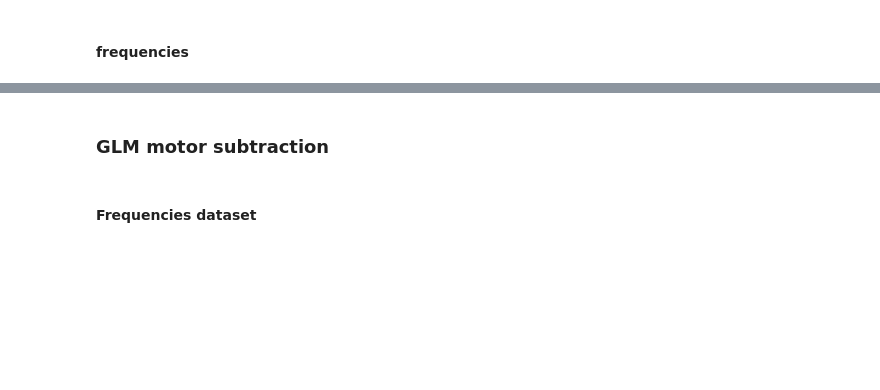
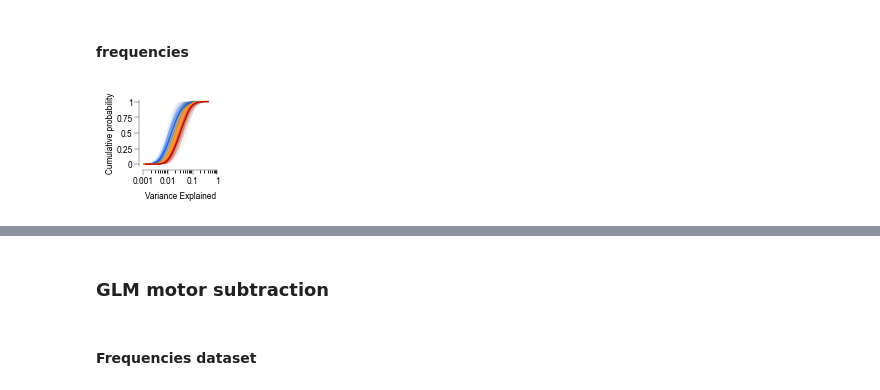
Before and after one commit to Iacaruso-lab/AC-VC-paper, a Jupyter notebook: makePaperFigures_main.ipynb, the cells around one changed output, grey strips where cells are left out. Cells and saved outputs as stored; diff of their text form; code cells hidden in the pictures; blank space fills up the shorter version.

```diff
--- a/makePaperFigures_main.ipynb
+++ b/makePaperFigures_main.ipynb
@@ -577,11 +579,13 @@ plotPropSig_GLM(sig_GLM,ops,dataset)
 # %% [markdown]
 #### frequencies
 # %%
-df = pd.read_csv(os.path.join(ops['dataPath'],'frequencies_dataset', 'df_freq_peak_axons.csv')) #dataframe with info for each roi
+df = pd.read_csv(os.path.join(ops['dataPath'],'frequencies_dataset', 'df_freq_peak_boutons.csv')) #dataframe with info for each roi
 paths0 = np.load(os.path.join(ops['dataPath'],'frequencies_dataset', 'animalPaths_freqs.npy'))
-paths = makeDataPaths(os.path.join(ops['dataPath'],'data'),paths0)
+paths = makeDataPaths(os.path.join(ops['dataPath'],'data_byAnimal'),paths0)
 dataset = 'freqs'
 
 varExp, modelSig = plotCumulativeDist(df, paths, dataset)
+# %% [output]
+[figure, added]
 # %%
 path = paths[108]
```
Also changed, not shown: parts of 23 cells of this notebook.
